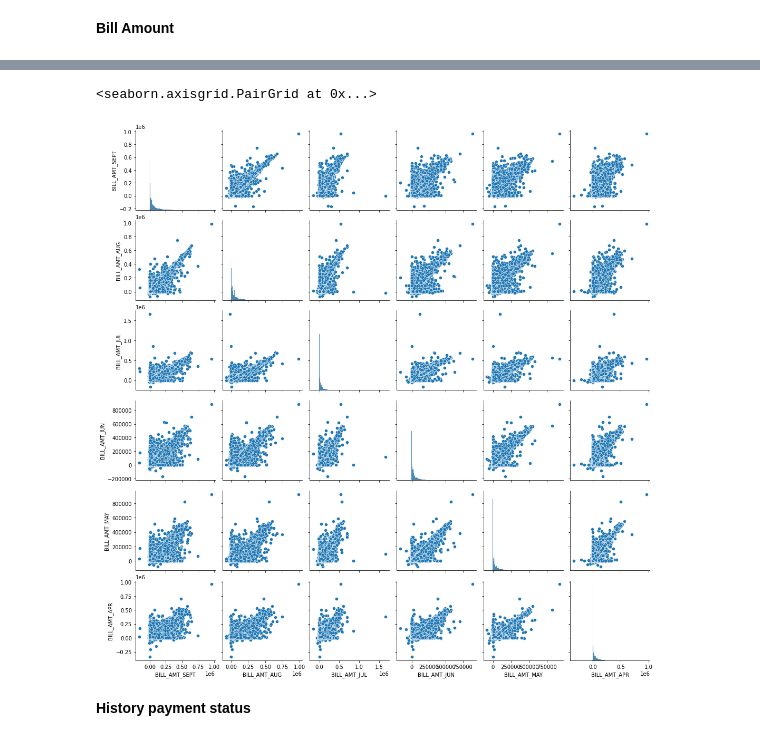
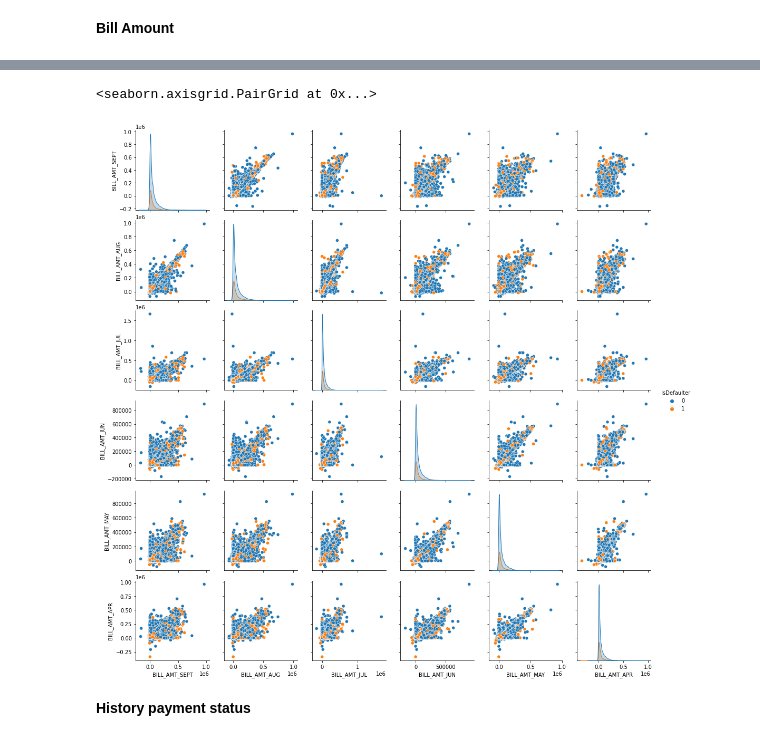
Before and after one commit to 200Richa/Credit-Card-Default-Detection, a Jupyter notebook: CreditCardFaultDetection.ipynb, the cells around one changed output, grey strips where cells are left out. Drawn from its saved outputs; the diff is of its cells as text; code cells hidden in the pictures.

```diff
--- a/CreditCardFaultDetection.ipynb
+++ b/CreditCardFaultDetection.ipynb
@@ -398,4 +398,4 @@ ax = sns.boxplot(x="IsDefaulter", y="AGE", data=df)
 # %% [markdown]
 **Bill Amount**
 # %%
-bill_amnt_df = df[['BILL_AMT_SEPT',	'BILL_AMT_AUG',	'BILL_AMT_JUL',	'BILL_AMT_JUN',	'BILL_AMT_MAY',	'BILL_AMT_APR']]
+bill_amnt_df = df[['BILL_AMT_SEPT',	'BILL_AMT_AUG',	'BILL_AMT_JUL',	'BILL_AMT_JUN',	'BILL_AMT_MAY',	'BILL_AMT_APR', 'IsDefaulter']]
@@ -402,8 +411,8 @@ bill_amnt_df = df[['BILL_AMT_SEPT',	'BILL_AMT_AUG',	'BILL_AMT_JUL',	'BILL_AMT_JU
 # %%
-sns.pairplot(data = bill_amnt_df)
+sns.pairplot(data = bill_amnt_df, hue='IsDefaulter')
 # %% [output]
 <seaborn.axisgrid.PairGrid at 0x...>
-[figure, old version]
+[figure, new version]
 # %% [markdown]
 **History payment status**
 # %%
```
Also changed, not shown: parts of 12 cells of this notebook.
